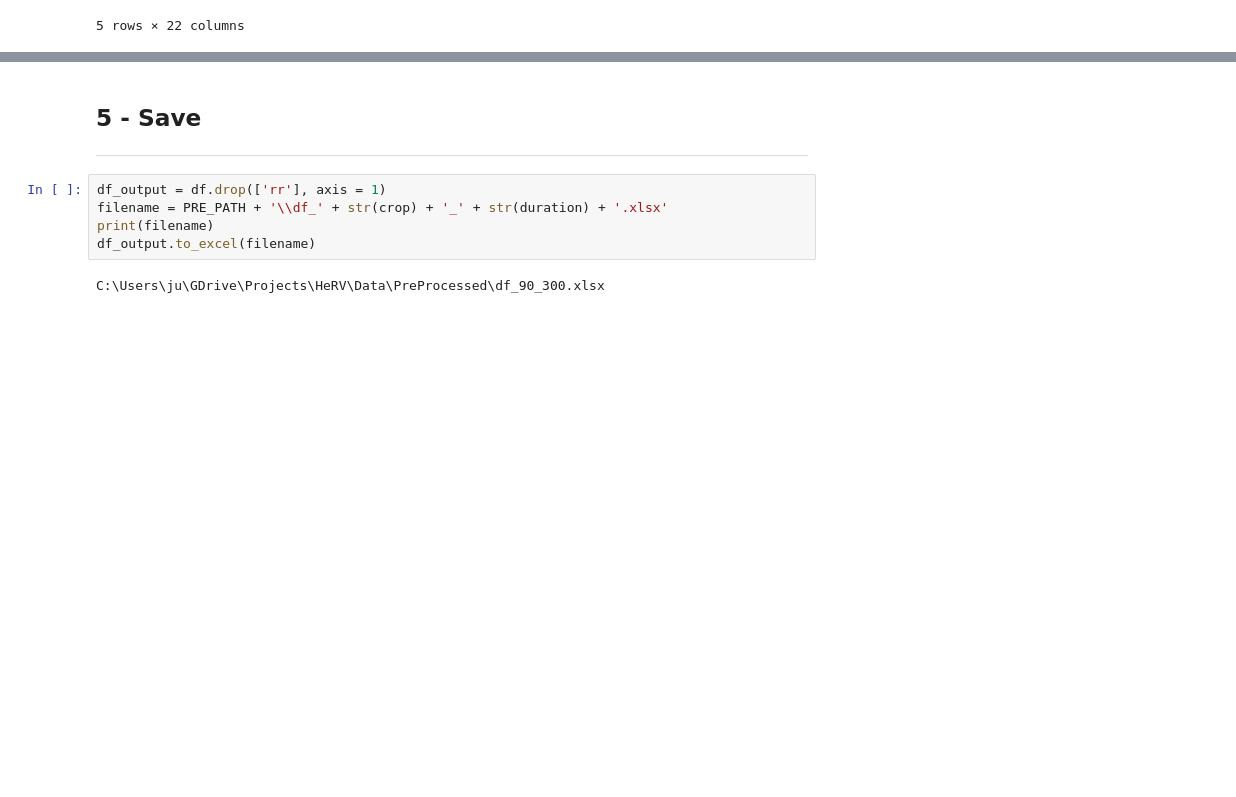
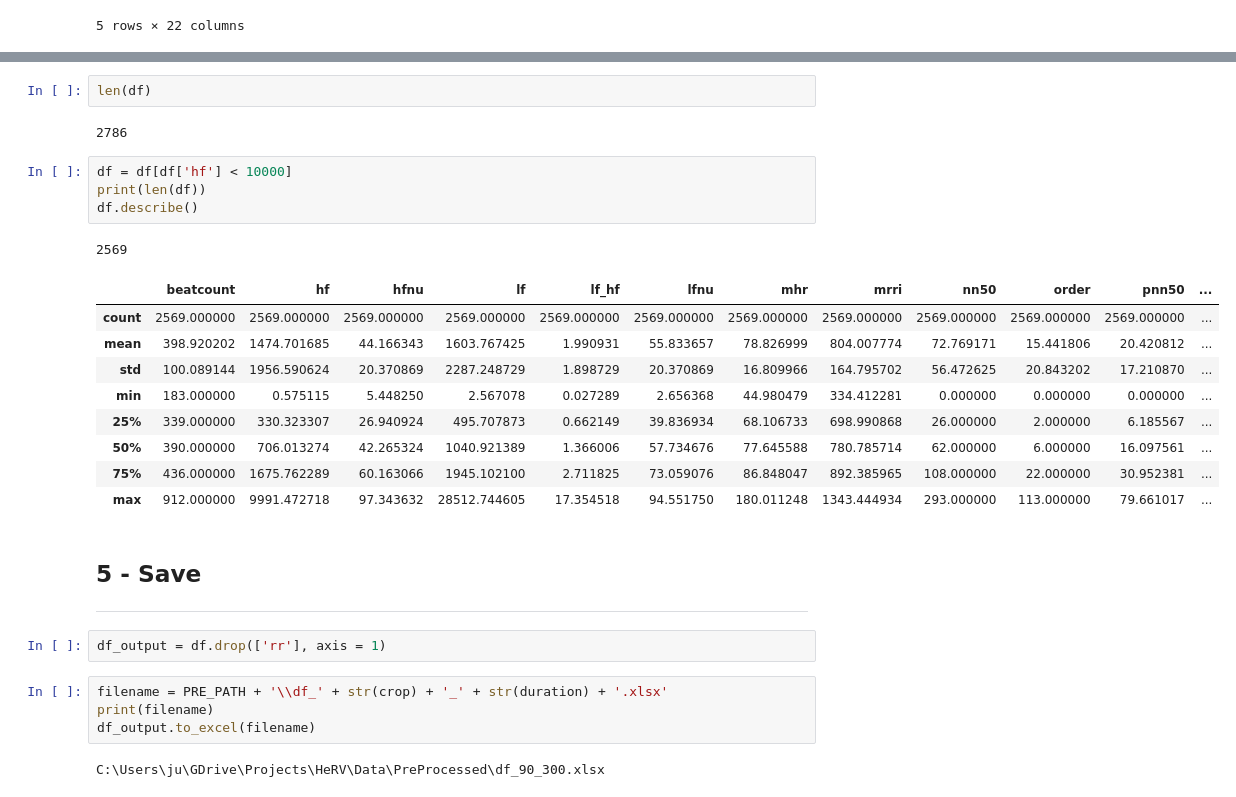
Before and after one commit to jucc/HeRV_analysis, a Jupyter notebook: pipeline/2_fragmentation.ipynb, the cells around one changed output, grey strips where cells are left out. Drawn from its saved outputs; the diff is of its cells as text; blank space fills up the shorter version.

```diff
--- a/pipeline/2_fragmentation.ipynb
+++ b/pipeline/2_fragmentation.ipynb
@@ -195,9 +187,29 @@ df.describe()
+# %%
+len(df)
+# %% [output]
+2786
+# %%
+df = df[df['hf'] < 10000]
+print(len(df))
+df.describe()
+# %% [output]
+2569
+|  | beatcount | hf | hfnu | lf | lf_hf | lfnu | mhr | mrri | nn50 | order | pnn50 | ... |
+| count | 2569.000000 | 2569.000000 | 2569.000000 | 2569.000000 | 2569.000000 | 2569.000000 | 2569.000000 | 2569.000000 | 2569.000000 | 2569.000000 | 2569.000000 | ... |
+| mean | 398.920202 | 1474.701685 | 44.166343 | 1603.767425 | 1.990931 | 55.833657 | 78.826999 | 804.007774 | 72.769171 | 15.441806 | 20.420812 | ... |
+| std | 100.089144 | 1956.590624 | 20.370869 | 2287.248729 | 1.898729 | 20.370869 | 16.809966 | 164.795702 | 56.472625 | 20.843202 | 17.210870 | ... |
+| min | 183.000000 | 0.575115 | 5.448250 | 2.567078 | 0.027289 | 2.656368 | 44.980479 | 334.412281 | 0.000000 | 0.000000 | 0.000000 | ... |
+| 25% | 339.000000 | 330.323307 | 26.940924 | 495.707873 | 0.662149 | 39.836934 | 68.106733 | 698.990868 | 26.000000 | 2.000000 | 6.185567 | ... |
+| 50% | 390.000000 | 706.013274 | 42.265324 | 1040.921389 | 1.366006 | 57.734676 | 77.645588 | 780.785714 | 62.000000 | 6.000000 | 16.097561 | ... |
+| 75% | 436.000000 | 1675.762289 | 60.163066 | 1945.102100 | 2.711825 | 73.059076 | 86.848047 | 892.385965 | 108.000000 | 22.000000 | 30.952381 | ... |
+| max | 912.000000 | 9991.472718 | 97.343632 | 28512.744605 | 17.354518 | 94.551750 | 180.011248 | 1343.444934 | 293.000000 | 113.000000 | 79.661017 | ... |
 # %% [markdown]
 ## 5 - Save
 
 ---
+# %%
+df_output = df.drop(['rr'], axis = 1)
 # %%
-df_output = df.drop(['rr'], axis = 1)
 filename = PRE_PATH + '\\df_' + str(crop) + '_' + str(duration) + '.xlsx'
 print(filename)
 df_output.to_excel(filename)
```
Also changed, not shown: parts of 2 cells of this notebook, 5 other files.
